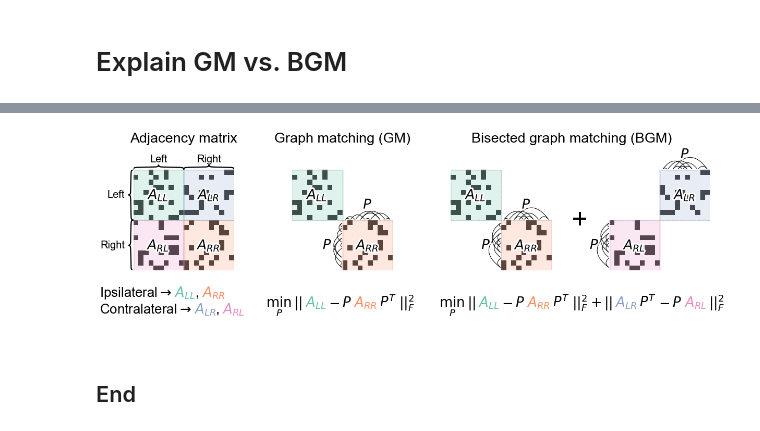
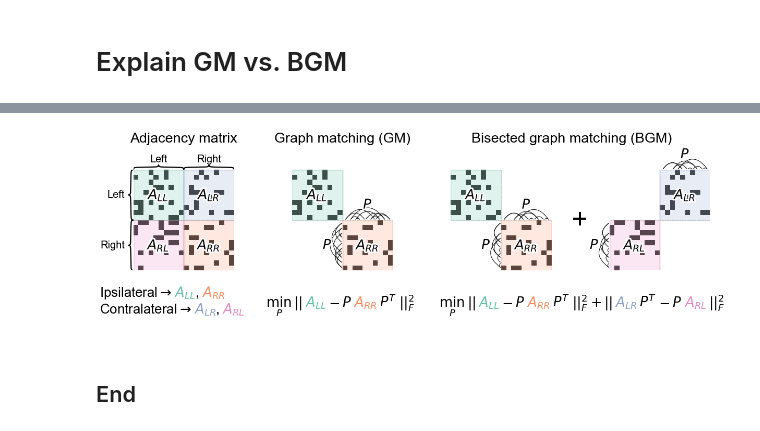
Before and after one commit to neurodata/bgm, a Jupyter notebook: docs/explain.ipynb, the cells around one changed output, grey strips where cells are left out. Saved outputs shown, nothing was run; the diff lists cells and outputs as text; code cells hidden in the pictures.

```diff
--- a/docs/explain.ipynb
+++ b/docs/explain.ipynb
@@ -2,15 +2,19 @@
 # Explain GM vs. BGM
 # %%
 import datetime
+import logging
 import time
 
 import matplotlib.pyplot as plt
+import navis
 import numpy as np
+import pymaid
 import seaborn as sns
 from graspologic.plot import heatmap
 from graspologic.simulations import er_corr
 from matplotlib.patches import Rectangle
 from matplotlib.patheffects import Normal, Stroke
+from pkg.data import load_split_connectome
 from pkg.io import OUT_PATH
 from pkg.io import glue as default_glue
 from pkg.io import savefig
@@ -38,3 +42,6 @@ def gluefig(name, fig, **kwargs):
 
 t0 = time.time()
 set_theme()
+
+rng = np.random.default_rng(8888)
+np.random.seed(888)
@@ -41,6 +137,5 @@ set_theme()
 # %%
-rng = np.random.default_rng(888888)
-np.random.seed(888)
+
 
 fig, axs = plt.subplots(
     2,
@@ -365,34 +460,34 @@ multicolor_text(
         r"$-$",
         r"$P$",
         r"$A_{RL}$",
         r"$\| \|_F^2$",
     ],
     colors=[
         "black",
         "black",
         palette["LL"],
         "black",
         "black",
         palette["RR"],
         "black",
         "black",
         "black",
         "black",
         palette["LR"],
         "black",
         "black",
         "black",
         palette["RL"],
         "black",
     ],
     ax=ax,
     fontsize="x-large",
 )
 
 gluefig("explain", fig)
 # %% [output]
 [interactive output not drawn]
-[figure, old version]
+[figure, new version]
 # %% [markdown]
 ## End
 # %%
```
Also changed, not shown: parts of 3 cells of this notebook, 27 other files.
